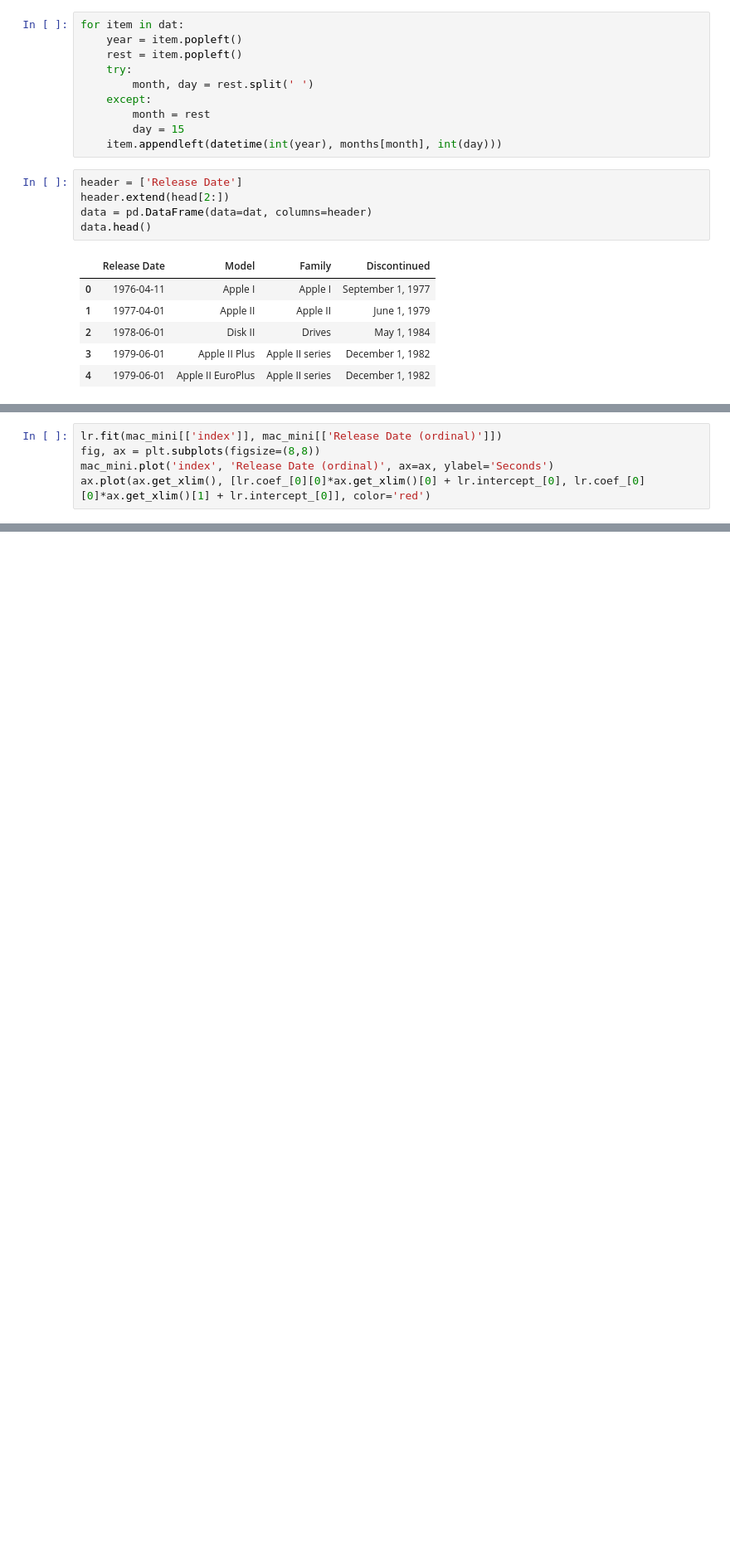
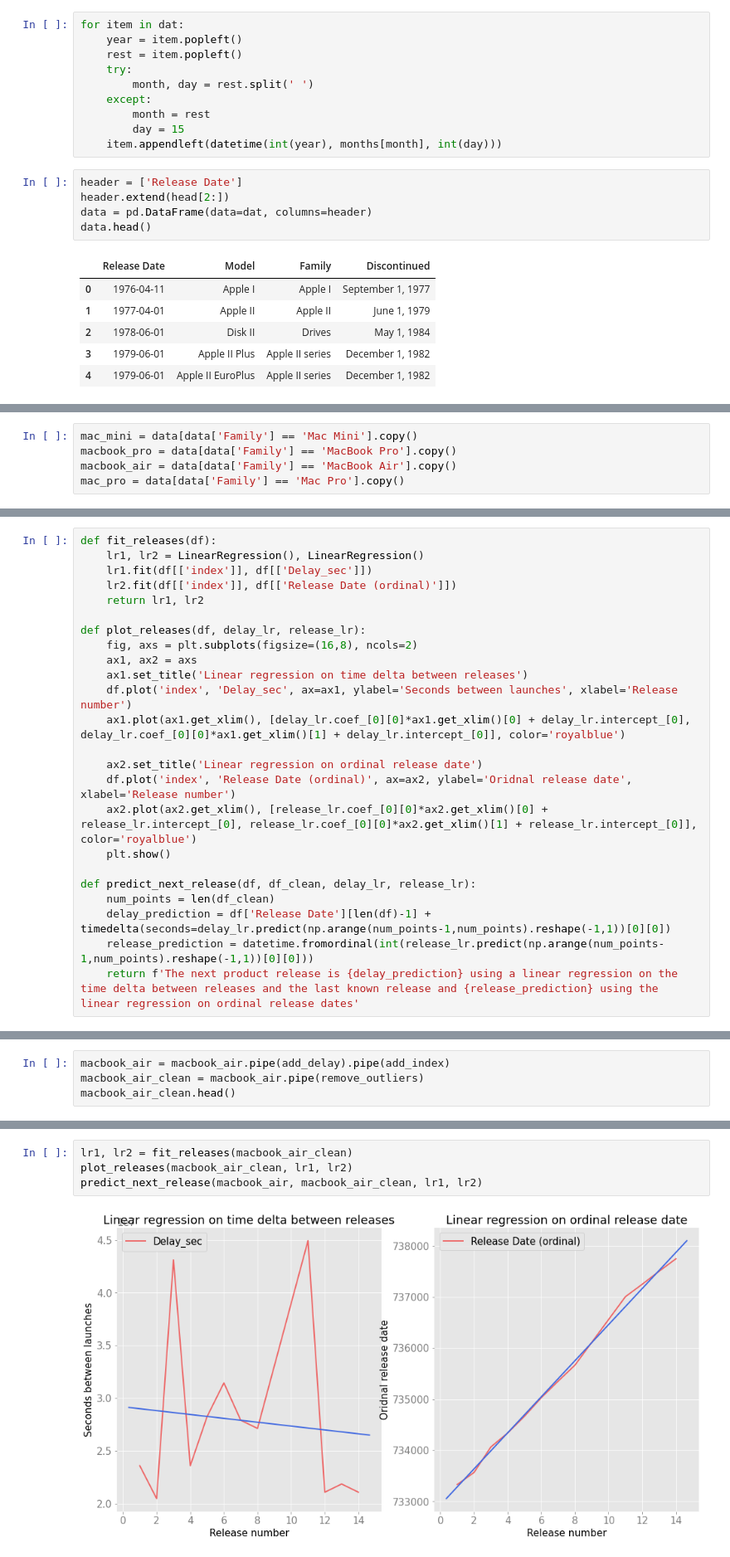
Before and after one commit to Cyrannosaurus/laptop-shenanigans, a Jupyter notebook: m2_predict.ipynb, the cells around one changed output, grey strips where cells are left out. Shown: that part at 83% size. Cells and saved outputs as stored; diff of their text form; blank space fills up the shorter version.

Commit message:
move to functions, regress over multiple products.

```diff
--- a/m2_predict.ipynb
+++ b/m2_predict.ipynb
@@ -171,5 +109,0 @@ Timestamp('2022-08-11 12:40:00')
-# %%
-lr.fit(mac_mini[['index']], mac_mini[['Release Date (ordinal)']])
-fig, ax = plt.subplots(figsize=(8,8))
-mac_mini.plot('index', 'Release Date (ordinal)', ax=ax, ylabel='Seconds')
-ax.plot(ax.get_xlim(), [lr.coef_[0][0]*ax.get_xlim()[0] + lr.intercept_[0], lr.coef_[0][0]*ax.get_xlim()[1] + lr.intercept_[0]], color='red')
@@ -185,0 +130,5 @@ datetime.datetime(2018, 12, 4, 0, 0)
+# %%
+mac_mini = data[data['Family'] == 'Mac Mini'].copy()
+macbook_pro = data[data['Family'] == 'MacBook Pro'].copy()
+macbook_air = data[data['Family'] == 'MacBook Air'].copy()
+mac_pro = data[data['Family'] == 'Mac Pro'].copy()
@@ -185,0 +157,24 @@ datetime.datetime(2018, 12, 4, 0, 0)
+# %%
+def fit_releases(df):
+    lr1, lr2 = LinearRegression(), LinearRegression()
+    lr1.fit(df[['index']], df[['Delay_sec']])
+    lr2.fit(df[['index']], df[['Release Date (ordinal)']])
+    return lr1, lr2
+
+def plot_releases(df, delay_lr, release_lr):
+    fig, axs = plt.subplots(figsize=(16,8), ncols=2)
+    ax1, ax2 = axs
+    ax1.set_title('Linear regression on time delta between releases')
+    df.plot('index', 'Delay_sec', ax=ax1, ylabel='Seconds between launches', xlabel='Release number')
+    ax1.plot(ax1.get_xlim(), [delay_lr.coef_[0][0]*ax1.get_xlim()[0] + delay_lr.intercept_[0], delay_lr.coef_[0][0]*ax1.get_xlim()[1] + delay_lr.intercept_[0]], color='royalblue')
+
+    ax2.set_title('Linear regression on ordinal release date')
+    df.plot('index', 'Release Date (ordinal)', ax=ax2, ylabel='Oridnal release date', xlabel='Release number')
+    ax2.plot(ax2.get_xlim(), [release_lr.coef_[0][0]*ax2.get_xlim()[0] + release_lr.intercept_[0], release_lr.coef_[0][0]*ax2.get_xlim()[1] + release_lr.intercept_[0]], color='royalblue')
+    plt.show()
+
+def predict_next_release(df, df_clean, delay_lr, release_lr):
+    num_points = len(df_clean)
+    delay_prediction = df['Release Date'][len(df)-1] + timedelta(seconds=delay_lr.predict(np.arange(num_points-1,num_points).reshape(-1,1))[0][0])
+    release_prediction = datetime.fromordinal(int(release_lr.predict(np.arange(num_points-1,num_points).reshape(-1,1))[0][0]))
+    return f'The next product release is {delay_prediction} using a linear regression on the time delta between releases and the last known release and {release_prediction} using the linear regression on ordinal release dates'
@@ -185,0 +183,4 @@ datetime.datetime(2018, 12, 4, 0, 0)
+# %%
+macbook_air = macbook_air.pipe(add_delay).pipe(add_index)
+macbook_air_clean = macbook_air.pipe(remove_outliers)
+macbook_air_clean.head()
@@ -185,0 +194,6 @@ datetime.datetime(2018, 12, 4, 0, 0)
+# %%
+lr1, lr2 = fit_releases(macbook_air_clean)
+plot_releases(macbook_air_clean, lr1, lr2)
+predict_next_release(macbook_air, macbook_air_clean, lr1, lr2)
+# %% [output]
+[figure, added]
```
Also changed, not shown: parts of 31 cells of this notebook.
